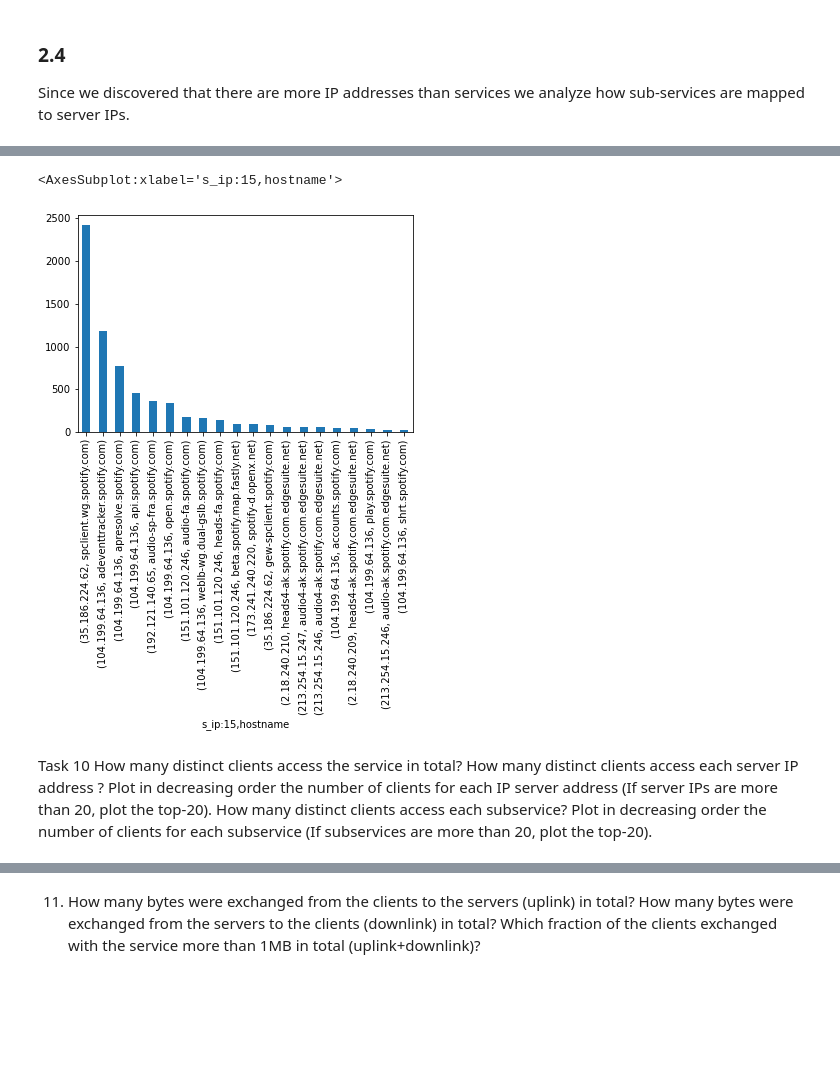
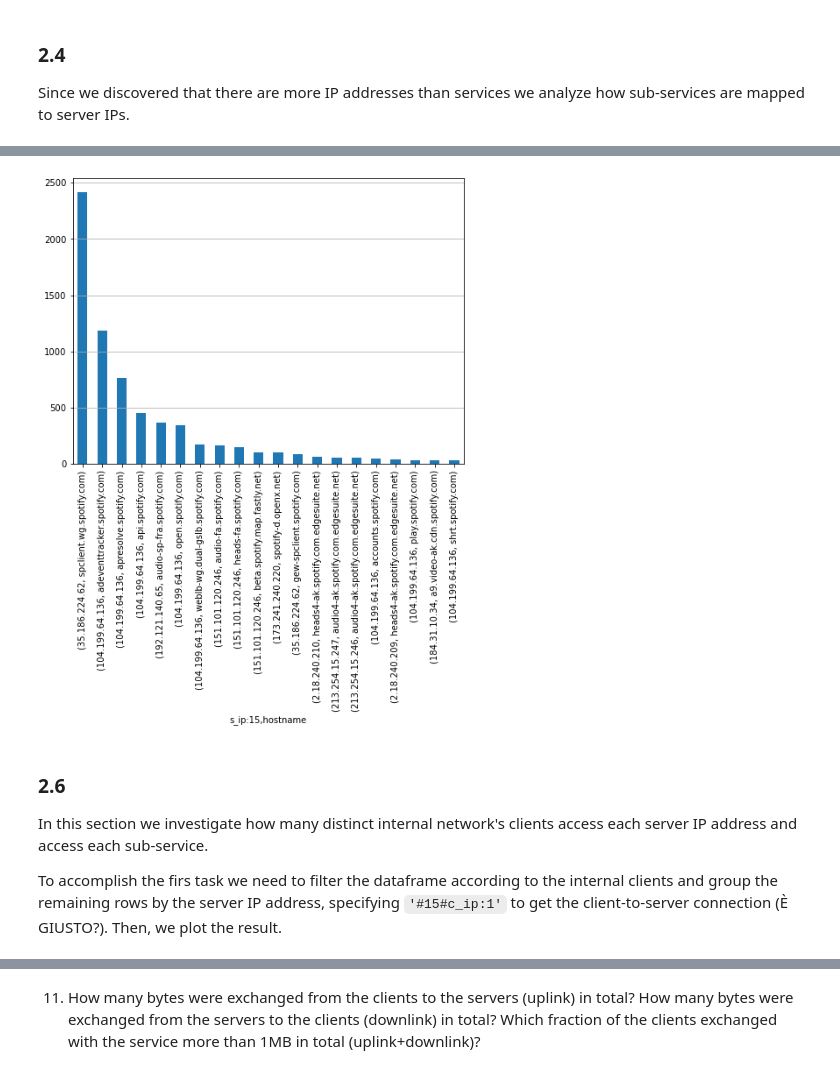
Before and after one commit to AlessioFerra/NML_Group4, a Jupyter notebook: Lab04.ipynb, the cells around one changed output, grey strips where cells are left out. Saved outputs shown, nothing was run; the diff lists cells and outputs as text; code cells hidden in the pictures; blank space fills up the shorter version.

```diff
--- a/Lab04.ipynb
+++ b/Lab04.ipynb
@@ -457,15 +464,14 @@ a = sp_dataf.groupby(['s_ip:15'])['hostname'].nunique().sort_values(ascending=Fa
 # %%
-# task 9
+# POINT 9
 a = sp_dataf.groupby(['s_ip:15', 'hostname']).size()\
-            .sort_values(ascending=False).head(20).plot(kind='bar')
+            .sort_values(ascending=False).head(20).plot(kind='bar', figsize=(8,6))
+a.grid(axis='y')
 # %% [output]
-<AxesSubplot:xlabel='s_ip:15,hostname'>
-[figure, old version]
+[figure, new version]
-# %% [markdown]
-Task 10
-How many distinct clients access the service in total?
-How many distinct clients access each server IP address ? Plot in decreasing order the number of clients for
-each IP server address (If server IPs are more than 20, plot the top-20).
-How many distinct clients access each subservice? Plot in decreasing order the number of clients for each
-subservice (If subservices are more than 20, plot the top-20).
+# %% [markdown]
+### 2.6
+
+In this section we investigate how many distinct internal network's clients access each server IP address and access each sub-service.
+
+To accomplish the firs task we need to filter the dataframe according to the internal clients and group the remaining rows by the server IP address, specifying `'#15#c_ip:1'` to get the client-to-server connection (È GIUSTO?). Then, we plot the result.
 # %%
```
Also changed, not shown: parts of 15 cells of this notebook.
